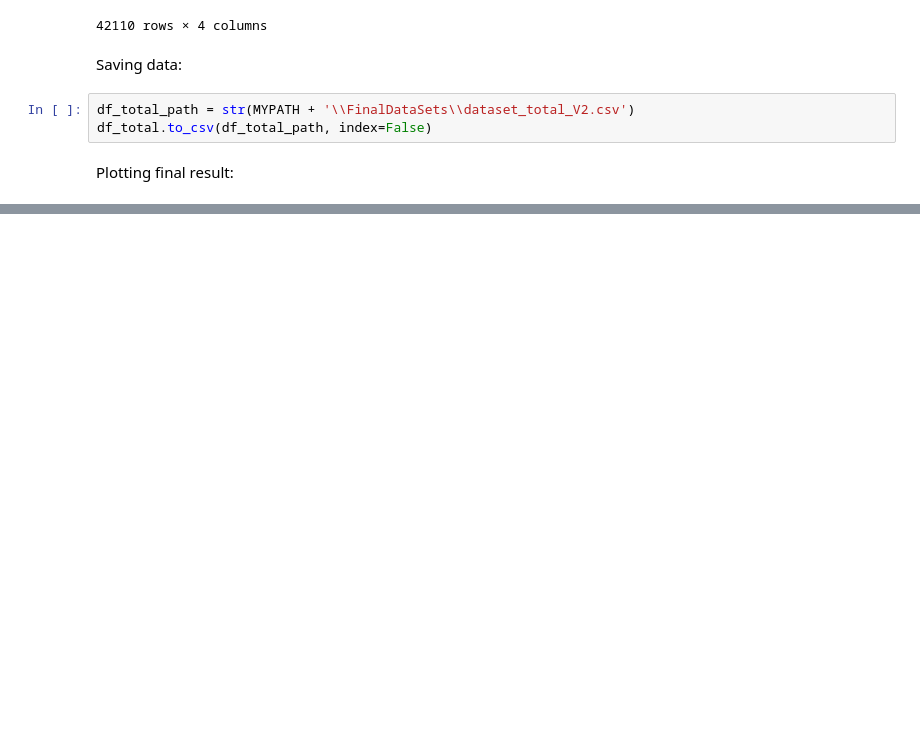
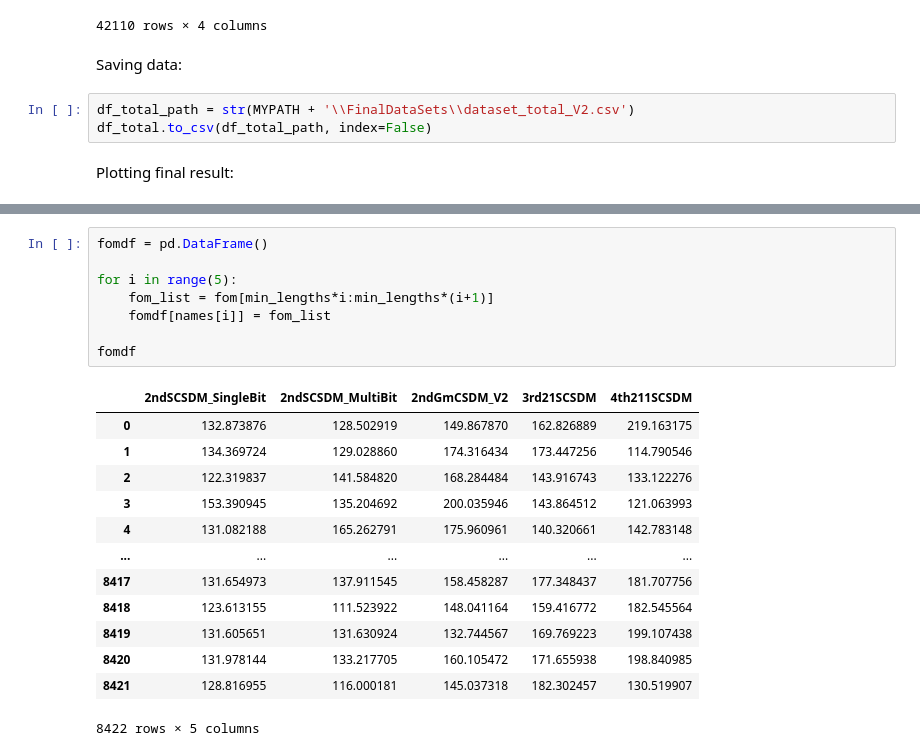
Before and after one commit to PabMM/AIHUB, a Jupyter notebook: DATASETS/process_DS copy.ipynb, the cells around one changed output, grey strips where cells are left out. Saved outputs shown, nothing was run; the diff lists cells and outputs as text; blank space fills up the shorter version.

```diff
--- a/DATASETS/process_DS copy.ipynb
+++ b/DATASETS/process_DS copy.ipynb
@@ -304,0 +375,22 @@ plt.show()
+# %%
+fomdf = pd.DataFrame()
+
+for i in range(5):
+    fom_list = fom[min_lengths*i:min_lengths*(i+1)]
+    fomdf[names[i]] = fom_list
+
+fomdf
+# %% [output]
+|  | 2ndSCSDM_SingleBit | 2ndSCSDM_MultiBit | 2ndGmCSDM_V2 | 3rd21SCSDM | 4th211SCSDM |
+| 0 | 132.873876 | 128.502919 | 149.867870 | 162.826889 | 219.163175 |
+| 1 | 134.369724 | 129.028860 | 174.316434 | 173.447256 | 114.790546 |
+| 2 | 122.319837 | 141.584820 | 168.284484 | 143.916743 | 133.122276 |
+| 3 | 153.390945 | 135.204692 | 200.035946 | 143.864512 | 121.063993 |
+| 4 | 131.082188 | 165.262791 | 175.960961 | 140.320661 | 142.783148 |
+| ... | ... | ... | ... | ... | ... |
+| 8417 | 131.654973 | 137.911545 | 158.458287 | 177.348437 | 181.707756 |
+| 8418 | 123.613155 | 111.523922 | 148.041164 | 159.416772 | 182.545564 |
+| 8419 | 131.605651 | 131.630924 | 132.744567 | 169.769223 | 199.107438 |
+| 8420 | 131.978144 | 133.217705 | 160.105472 | 171.655938 | 198.840985 |
+| 8421 | 128.816955 | 116.000181 | 145.037318 | 182.302457 | 130.519907 |
+8422 rows × 5 columns
```
Also changed, not shown: parts of 7 cells of this notebook, 1 other file.
